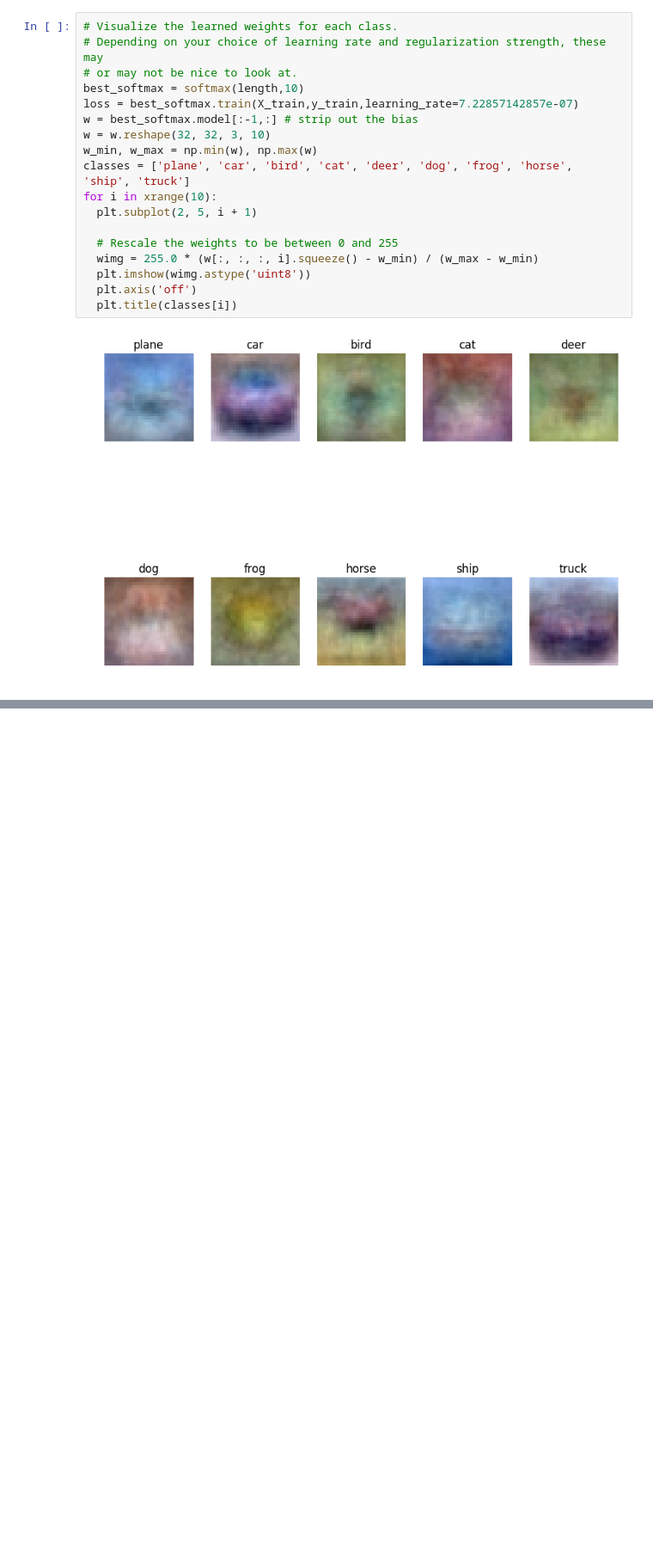
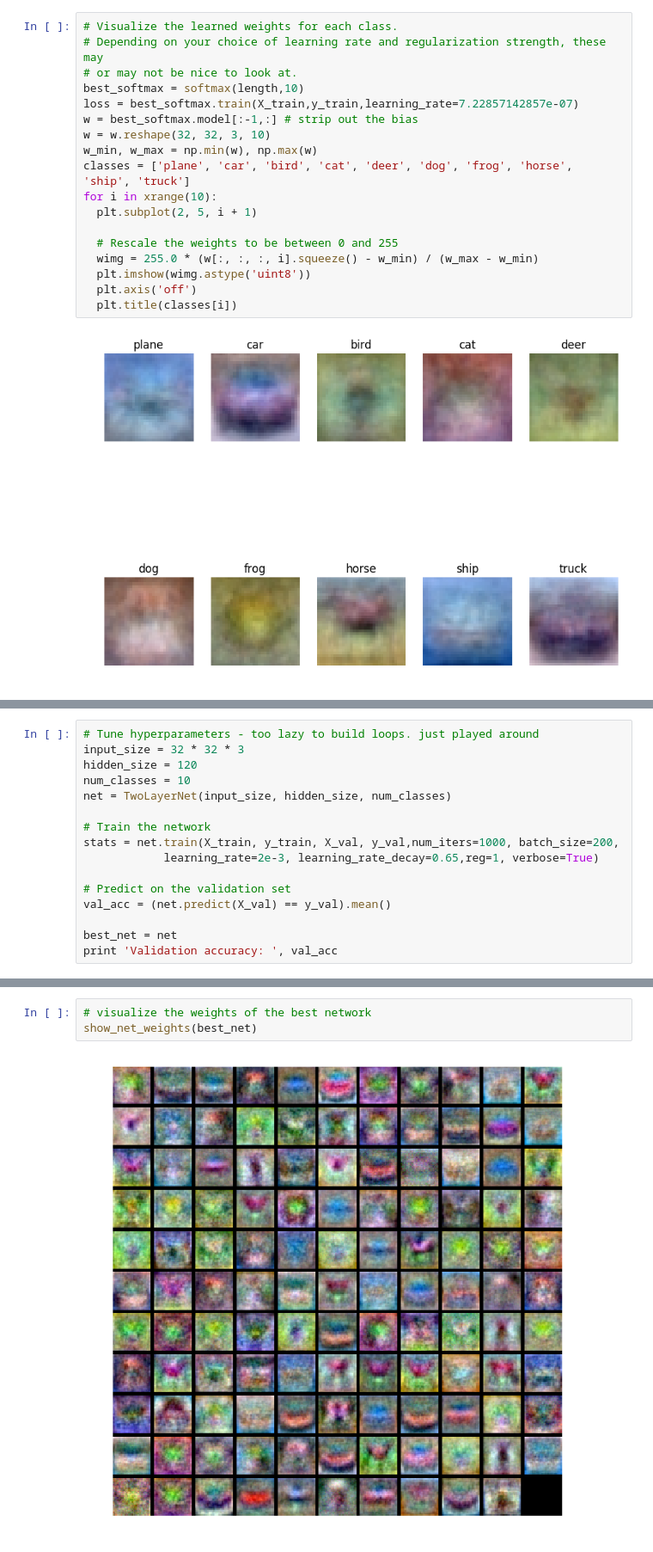
Before and after one commit to jtutmaher/cs231n, a Jupyter notebook: ps1/ps1_solutions.ipynb, the cells around one changed output, grey strips where cells are left out. Shown at 86% size. Cells and saved outputs as stored; diff of their text form; blank space fills up the shorter version.

```diff
--- a/ps1/ps1_solutions.ipynb
+++ b/ps1/ps1_solutions.ipynb
@@ -517,0 +672,16 @@ loss_hist = svm_model.loss(W,Xtr,Ytr,new_reg)
+# %%
+# Tune hyperparameters - too lazy to build loops. just played around
+input_size = 32 * 32 * 3
+hidden_size = 120
+num_classes = 10
+net = TwoLayerNet(input_size, hidden_size, num_classes)
+
+# Train the network
+stats = net.train(X_train, y_train, X_val, y_val,num_iters=1000, batch_size=200,
+            learning_rate=2e-3, learning_rate_decay=0.65,reg=1, verbose=True)
+
+# Predict on the validation set
+val_acc = (net.predict(X_val) == y_val).mean()
+
+best_net = net
+print 'Validation accuracy: ', val_acc
@@ -517,0 +700,5 @@ loss_hist = svm_model.loss(W,Xtr,Ytr,new_reg)
+# %%
+# visualize the weights of the best network
+show_net_weights(best_net)
+# %% [output]
+[figure, added]
```
Also changed, not shown: parts of 16 cells of this notebook, 26 other files.
